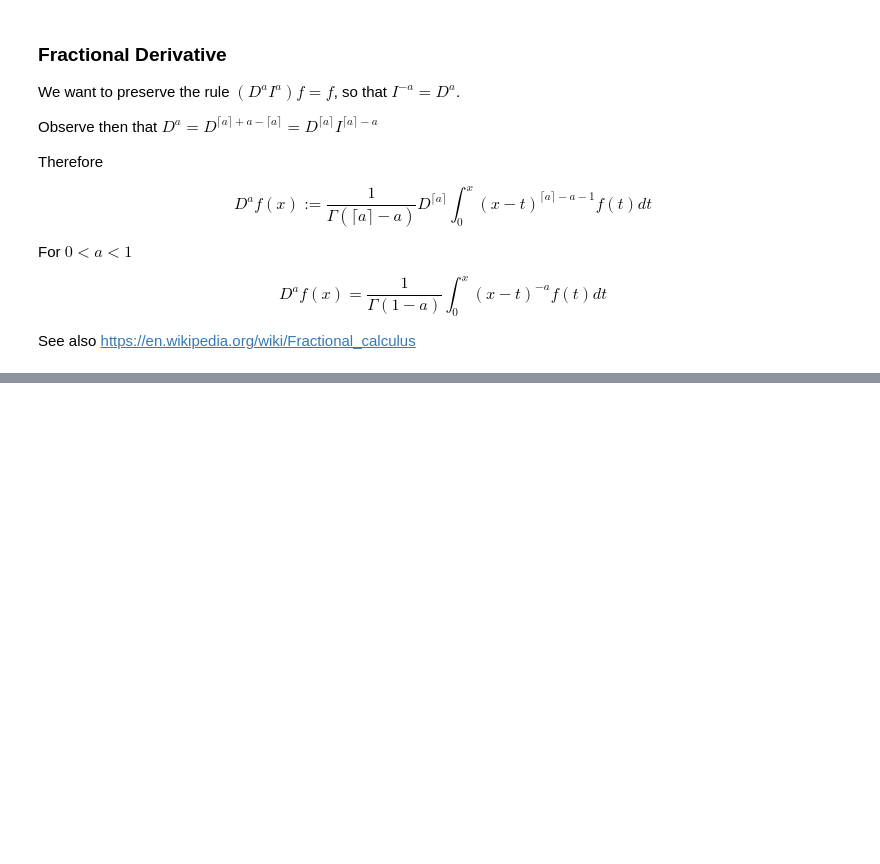
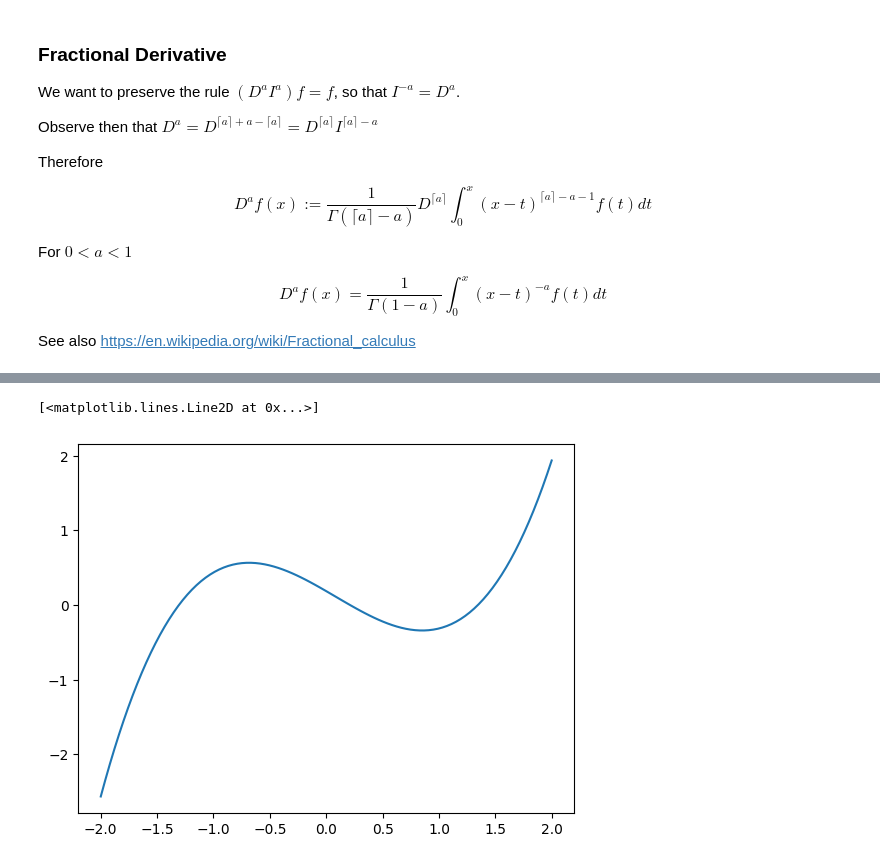
Before and after one commit to algorythmist/computational-physics, a Jupyter notebook: fractional-calculus.ipynb, the cells around one changed output, grey strips where cells are left out. Saved outputs shown, nothing was run; the diff lists cells and outputs as text; code cells hidden in the pictures; blank space fills up the shorter version.

Commit message:
fractional calculus

```diff
--- a/fractional-calculus.ipynb
+++ b/fractional-calculus.ipynb
@@ -82,0 +124,17 @@ See also https://en.wikipedia.org/wiki/Fractional_calculus
+# %%
+def fractional_derivative(p, a):
+    coeff = 1
+    result = 0
+    for n in range(1, p.degree()):
+        f = p.deriv(n - 1)
+        # Update the term for the current n
+        coeff *= (a - (n - 1)) / n
+        # Add the term to the result
+        result += coeff * f
+    return result
+# %%
+f = fractional_derivative(p, 0.5)
+plot_polynomial(f)
+# %% [output]
+[<matplotlib.lines.Line2D at 0x...>]
+[figure, added]
```
Also changed, not shown: parts of 9 cells of this notebook, 4 other files.
